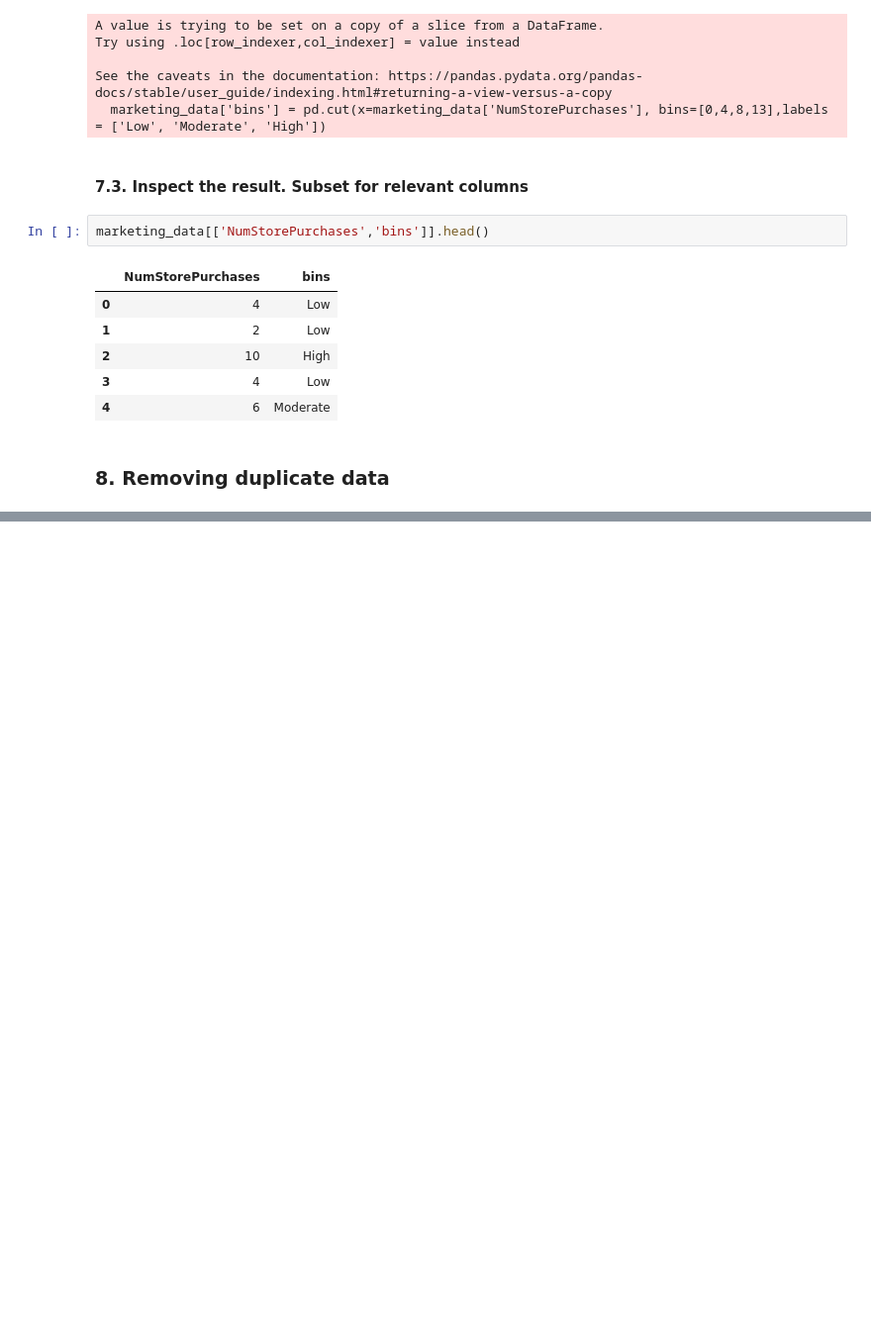
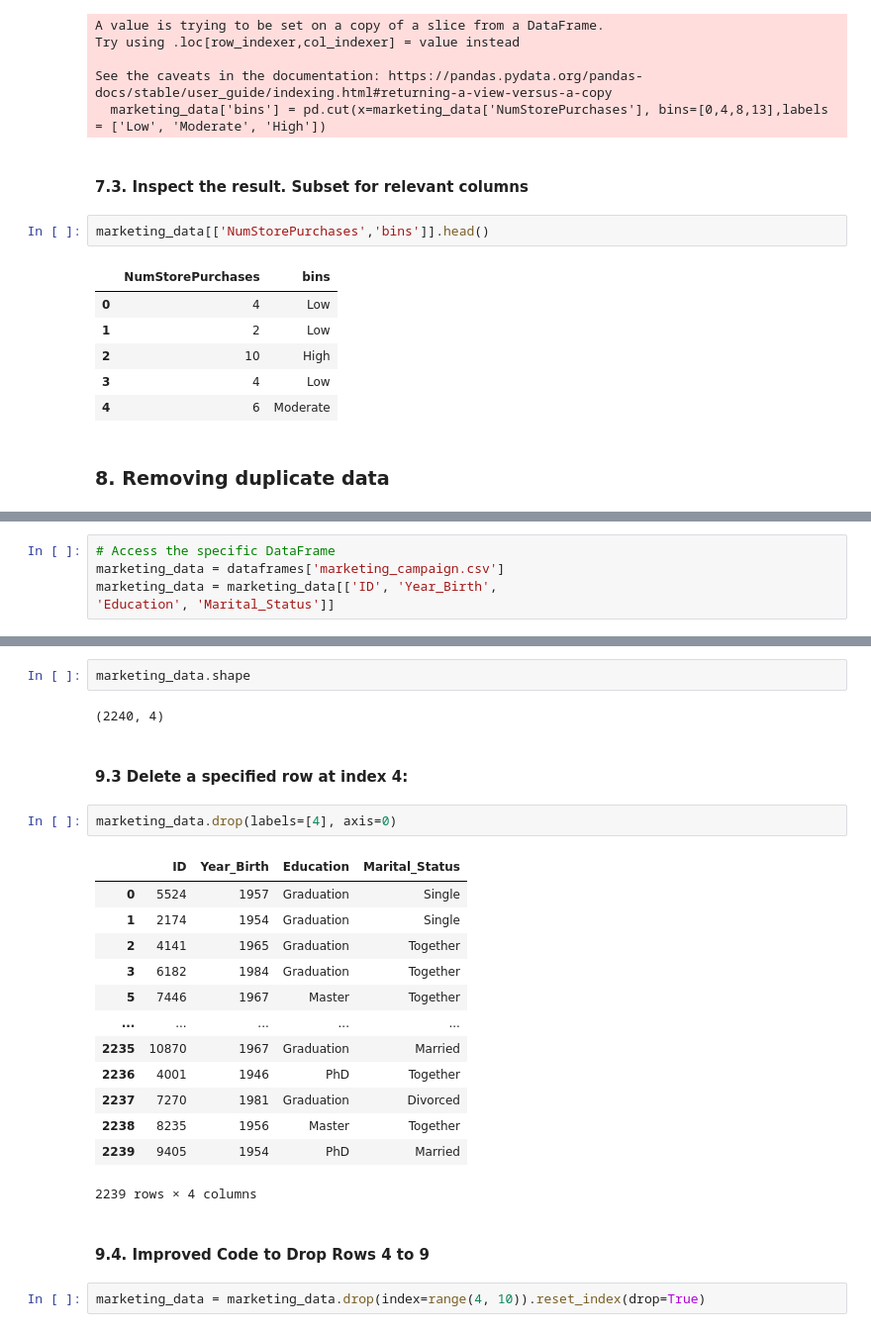
Before and after one commit to Mutiu123/The_EDA_with_Python, a Jupyter notebook: EDA_Book_Samples.ipynb, the cells around one changed output, grey strips where cells are left out. Shown at 99% size. Cells and saved outputs as stored; diff of their text form; blank space fills up the shorter version.

```diff
--- a/EDA_Book_Samples.ipynb
+++ b/EDA_Book_Samples.ipynb
@@ -775,0 +822,5 @@ marketing_data[['NumStorePurchases','bins']].head()
+# %%
+# Access the specific DataFrame
+marketing_data = dataframes['marketing_campaign.csv']
+marketing_data = marketing_data[['ID', 'Year_Birth',
+'Education', 'Marital_Status']]
@@ -775,0 +838,26 @@ marketing_data[['NumStorePurchases','bins']].head()
+# %%
+marketing_data.shape
+# %% [output]
+(2240, 4)
+# %% [markdown]
+#### 9.3 Delete a specified row at index 4:
+# %%
+marketing_data.drop(labels=[4], axis=0)
+# %% [output]
+|  | ID | Year_Birth | Education | Marital_Status |
+| 0 | 5524 | 1957 | Graduation | Single |
+| 1 | 2174 | 1954 | Graduation | Single |
+| 2 | 4141 | 1965 | Graduation | Together |
+| 3 | 6182 | 1984 | Graduation | Together |
+| 5 | 7446 | 1967 | Master | Together |
+| ... | ... | ... | ... | ... |
+| 2235 | 10870 | 1967 | Graduation | Married |
+| 2236 | 4001 | 1946 | PhD | Together |
+| 2237 | 7270 | 1981 | Graduation | Divorced |
+| 2238 | 8235 | 1956 | Master | Together |
+| 2239 | 9405 | 1954 | PhD | Married |
+2239 rows × 4 columns
+# %% [markdown]
+#### 9.4. Improved Code to Drop Rows 4 to 9
+# %%
+marketing_data = marketing_data.drop(index=range(4, 10)).reset_index(drop=True)
```
Also changed, not shown: parts of 53 cells of this notebook.
